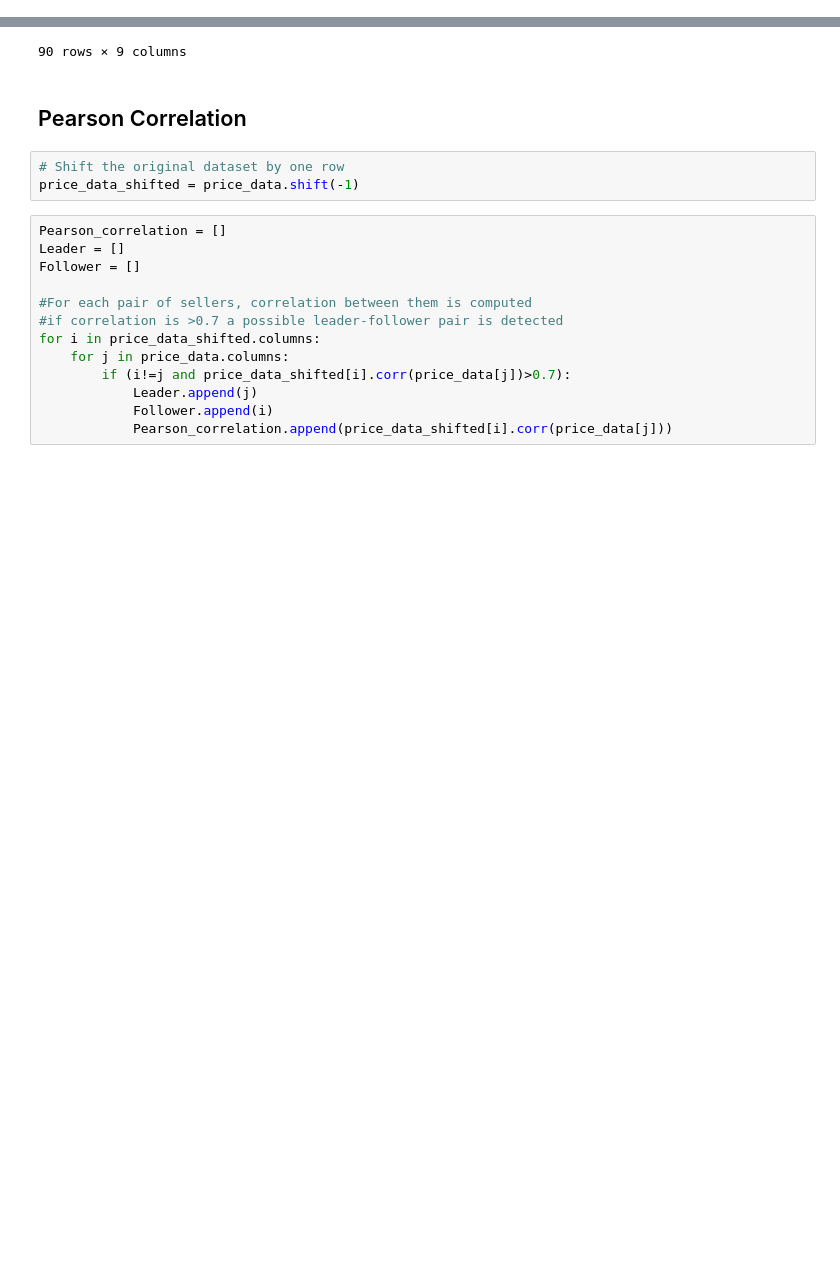
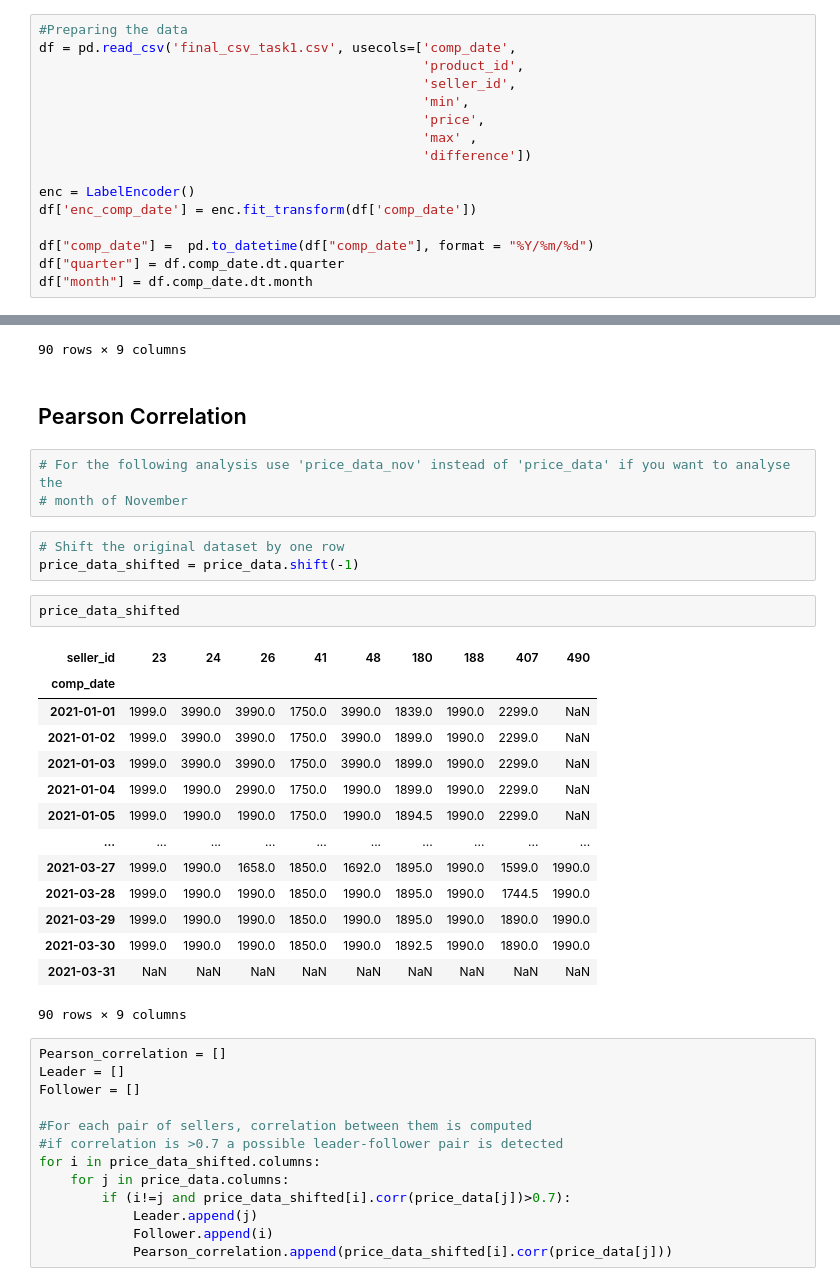
Before and after one commit to vincenzojrs/Alkemy-Spark-Project, a Jupyter notebook: price_analysis/pearson_granger.ipynb, the cells around one changed output, grey strips where cells are left out. Cells and saved outputs as stored; diff of their text form; blank space fills up the shorter version.

```diff
--- a/price_analysis/pearson_granger.ipynb
+++ b/price_analysis/pearson_granger.ipynb
@@ -26,3 +12,19 @@ df["quarter"] = df.comp_date.dt.quarter
+# %%
+#Preparing the data
+df = pd.read_csv('final_csv_task1.csv', usecols=['comp_date',
+                                                 'product_id',
+                                                 'seller_id',
+                                                 'min',
+                                                 'price',
+                                                 'max' ,
+                                                 'difference'])
+
+enc = LabelEncoder()
+df['enc_comp_date'] = enc.fit_transform(df['comp_date'])
+
+df["comp_date"] =  pd.to_datetime(df["comp_date"], format = "%Y/%m/%d")
+df["quarter"] = df.comp_date.dt.quarter
+df["month"] = df.comp_date.dt.month
 # %%
 ## Dataset creation
 
@@ -53,9 +72,29 @@ price_data
 90 rows × 9 columns
 # %% [markdown]
 ## Pearson Correlation
+# %%
+# For the following analysis use 'price_data_nov' instead of 'price_data' if you want to analyse the
+# month of November
 # %%
 # Shift the original dataset by one row
 price_data_shifted = price_data.shift(-1)
+# %%
+price_data_shifted
+# %% [output]
+| seller_id | 23 | 24 | 26 | 41 | 48 | 180 | 188 | 407 | 490 |
+| comp_date |  |  |  |  |  |  |  |  |  |
+| 2021-01-01 | 1999.0 | 3990.0 | 3990.0 | 1750.0 | 3990.0 | 1839.0 | 1990.0 | 2299.0 | NaN |
+| 2021-01-02 | 1999.0 | 3990.0 | 3990.0 | 1750.0 | 3990.0 | 1899.0 | 1990.0 | 2299.0 | NaN |
+| 2021-01-03 | 1999.0 | 3990.0 | 3990.0 | 1750.0 | 3990.0 | 1899.0 | 1990.0 | 2299.0 | NaN |
+| 2021-01-04 | 1999.0 | 1990.0 | 2990.0 | 1750.0 | 1990.0 | 1899.0 | 1990.0 | 2299.0 | NaN |
+| 2021-01-05 | 1999.0 | 1990.0 | 1990.0 | 1750.0 | 1990.0 | 1894.5 | 1990.0 | 2299.0 | NaN |
+| ... | ... | ... | ... | ... | ... | ... | ... | ... | ... |
+| 2021-03-27 | 1999.0 | 1990.0 | 1658.0 | 1850.0 | 1692.0 | 1895.0 | 1990.0 | 1599.0 | 1990.0 |
+| 2021-03-28 | 1999.0 | 1990.0 | 1990.0 | 1850.0 | 1990.0 | 1895.0 | 1990.0 | 1744.5 | 1990.0 |
+| 2021-03-29 | 1999.0 | 1990.0 | 1990.0 | 1850.0 | 1990.0 | 1895.0 | 1990.0 | 1890.0 | 1990.0 |
+| 2021-03-30 | 1999.0 | 1990.0 | 1990.0 | 1850.0 | 1990.0 | 1892.5 | 1990.0 | 1890.0 | 1990.0 |
+| 2021-03-31 | NaN | NaN | NaN | NaN | NaN | NaN | NaN | NaN | NaN |
+90 rows × 9 columns
 # %%
 Pearson_correlation = []
 Leader = []
```
Also changed, not shown: parts of 8 cells of this notebook.
